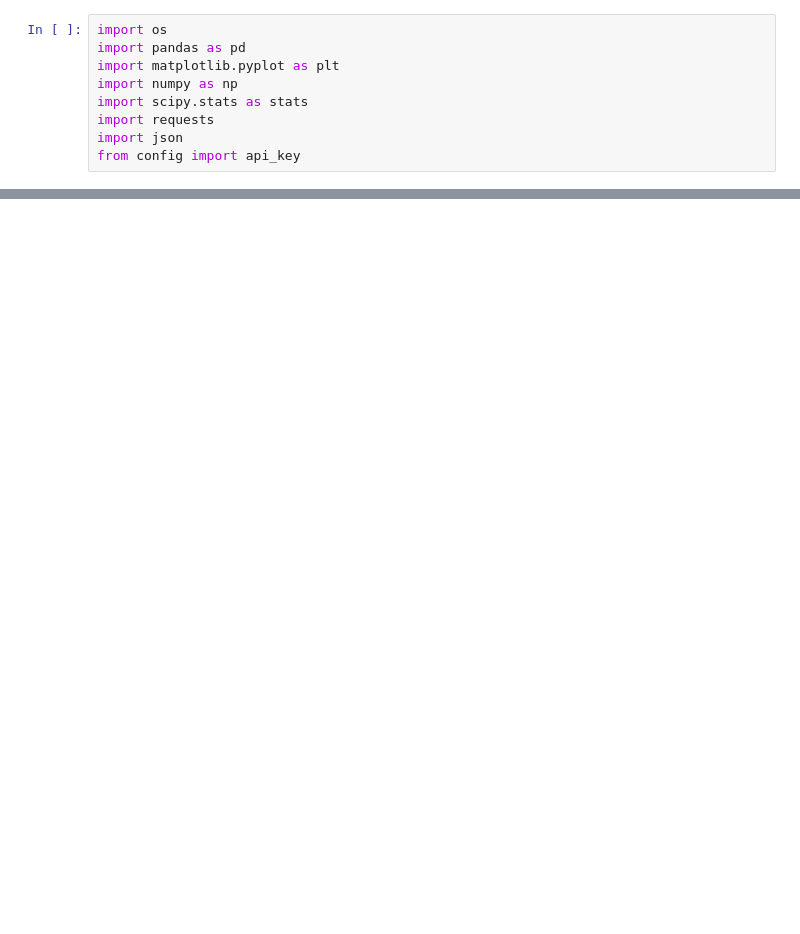
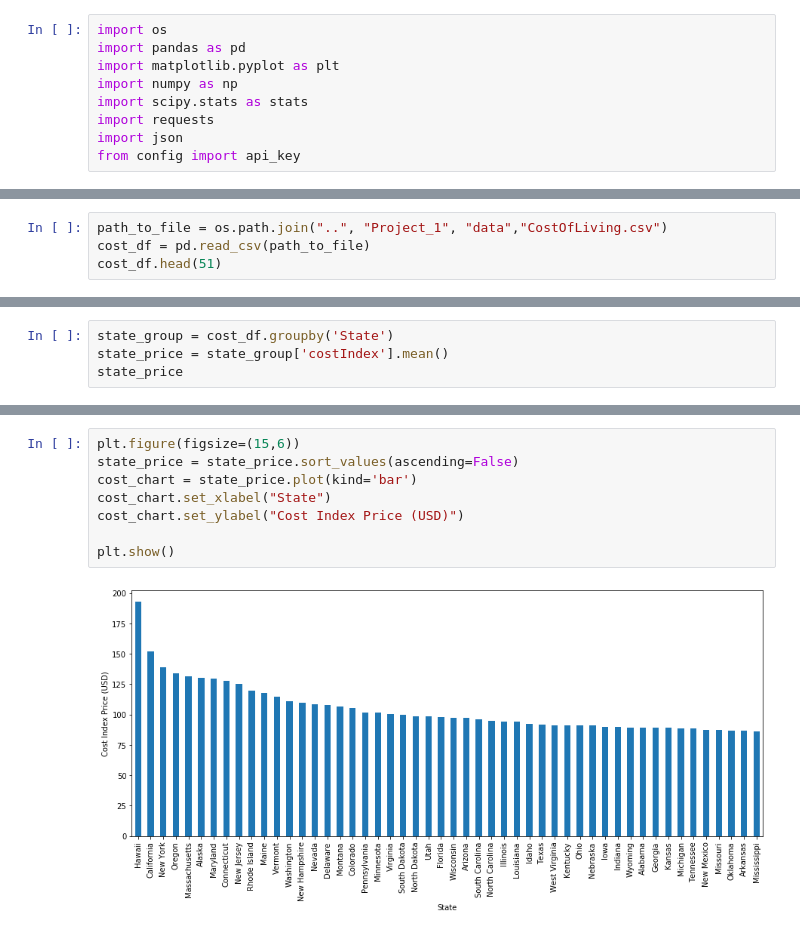
Before and after one commit to gpivaro/Project_1, a Jupyter notebook: Project_Notebook_API_KF.ipynb, the cells around one changed output, grey strips where cells are left out. Cells and saved outputs as stored; diff of their text form; blank space fills up the shorter version.

```diff
--- a/Project_Notebook_API_KF.ipynb
+++ b/Project_Notebook_API_KF.ipynb
@@ -89,0 +101,4 @@ elect_qua_sales_df.head(25)
+# %%
+path_to_file = os.path.join("..", "Project_1", "data","CostOfLiving.csv")
+cost_df = pd.read_csv(path_to_file)
+cost_df.head(51)
@@ -89,0 +123,4 @@ elect_qua_sales_df.head(25)
+# %%
+state_group = cost_df.groupby('State')
+state_price = state_group['costIndex'].mean()
+state_price
@@ -89,0 +145,10 @@ elect_qua_sales_df.head(25)
+# %%
+plt.figure(figsize=(15,6))
+state_price = state_price.sort_values(ascending=False)
+cost_chart = state_price.plot(kind='bar')
+cost_chart.set_xlabel("State")
+cost_chart.set_ylabel("Cost Index Price (USD)")
+
+plt.show()
+# %% [output]
+[figure, added]
```
Also changed, not shown: parts of 12 cells of this notebook.
